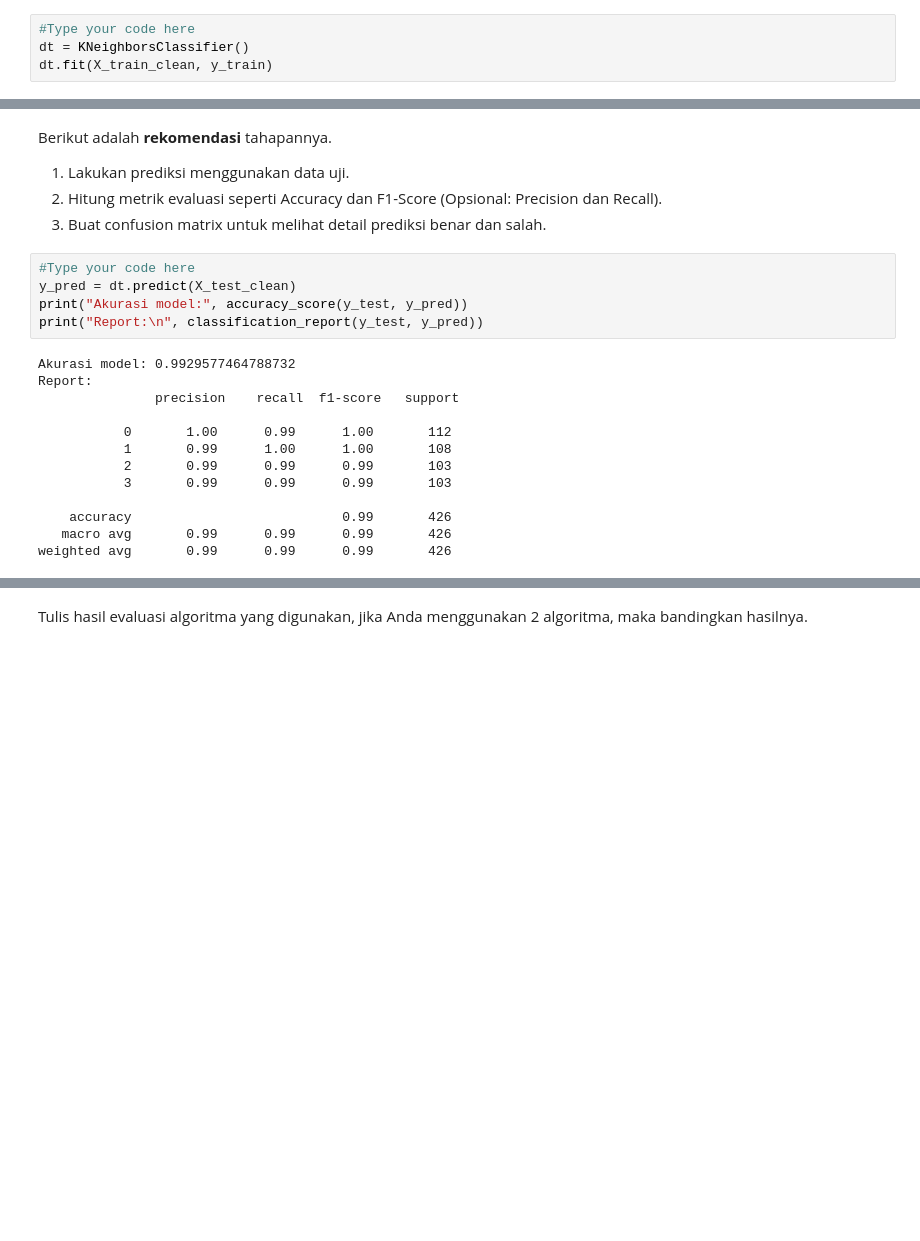
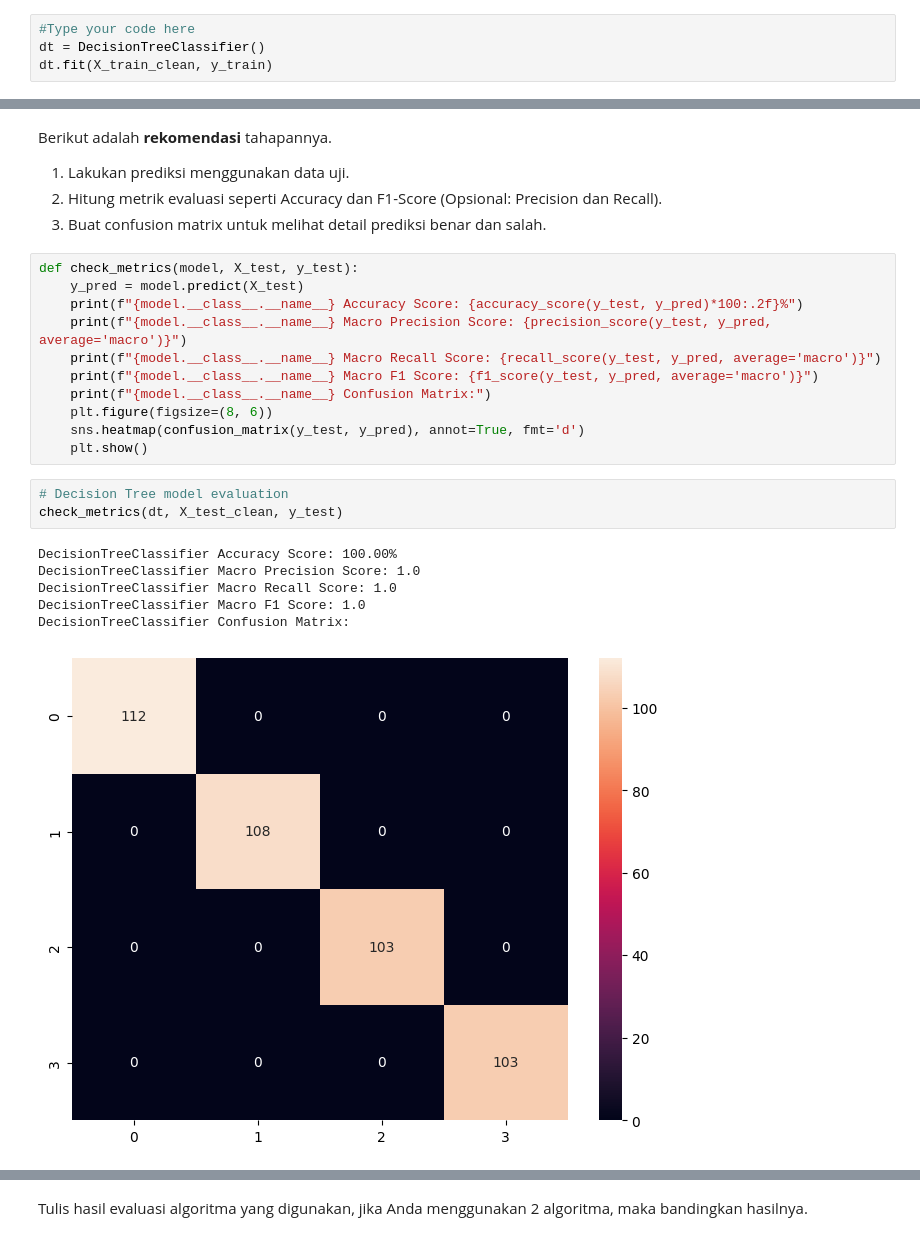
Before and after one commit to hfzdzakii/Dicoding-AnalysisDataAndModelling, a Jupyter notebook: [Klasifikasi]_Submission_Akhir_BMLP_Muhammad_Hafizh_Dzaki.ipynb, the cells around one changed output, grey strips where cells are left out. Drawn from its saved outputs; the diff is of its cells as text; blank space fills up the shorter version.

Commit message:
<Complete Modelling>: Several ML model have been establised. The result is very good? Explanation soon

```diff
--- a/[Klasifikasi]_Submission_Akhir_BMLP_Muhammad_Hafizh_Dzaki.ipynb
+++ b/[Klasifikasi]_Submission_Akhir_BMLP_Muhammad_Hafizh_Dzaki.ipynb
@@ -99,5 +110,5 @@ Berikut adalah rekomendasi tahapannya.
 # %%
 #Type your code here
-dt = KNeighborsClassifier()
+dt = DecisionTreeClassifier()
 dt.fit(X_train_clean, y_train)
 # %% [output]
@@ -111,21 +136,24 @@ Berikut adalah **rekomendasi** tahapannya.
 1. Lakukan prediksi menggunakan data uji.
 2. Hitung metrik evaluasi seperti Accuracy dan F1-Score (Opsional: Precision dan Recall).
 3. Buat confusion matrix untuk melihat detail prediksi benar dan salah.
-# %%
-#Type your code here
-y_pred = dt.predict(X_test_clean)
-print("Akurasi model:", accuracy_score(y_test, y_pred))
-print("Report:\n", classification_report(y_test, y_pred))
-# %% [output]
-Akurasi model: 0.9929577464788732
-Report:
-               precision    recall  f1-score   support
-
-           0       1.00      0.99      1.00       112
-           1       0.99      1.00      1.00       108
-           2       0.99      0.99      0.99       103
-           3       0.99      0.99      0.99       103
-
-    accuracy                           0.99       426
-   macro avg       0.99      0.99      0.99       426
-weighted avg       0.99      0.99      0.99       426
+# %%
+def check_metrics(model, X_test, y_test):
+    y_pred = model.predict(X_test)
+    print(f"{model.__class__.__name__} Accuracy Score: {accuracy_score(y_test, y_pred)*100:.2f}%")
+    print(f"{model.__class__.__name__} Macro Precision Score: {precision_score(y_test, y_pred, average='macro')}")
+    print(f"{model.__class__.__name__} Macro Recall Score: {recall_score(y_test, y_pred, average='macro')}")
+    print(f"{model.__class__.__name__} Macro F1 Score: {f1_score(y_test, y_pred, average='macro')}")
+    print(f"{model.__class__.__name__} Confusion Matrix:")
+    plt.figure(figsize=(8, 6))
+    sns.heatmap(confusion_matrix(y_test, y_pred), annot=True, fmt='d')
+    plt.show()
+# %%
+# Decision Tree model evaluation
+check_metrics(dt, X_test_clean, y_test)
+# %% [output]
+DecisionTreeClassifier Accuracy Score: 100.00%
+DecisionTreeClassifier Macro Precision Score: 1.0
+DecisionTreeClassifier Macro Recall Score: 1.0
+DecisionTreeClassifier Macro F1 Score: 1.0
+DecisionTreeClassifier Confusion Matrix:
+[figure, added]
```
Also changed, not shown: parts of 20 cells of this notebook.
